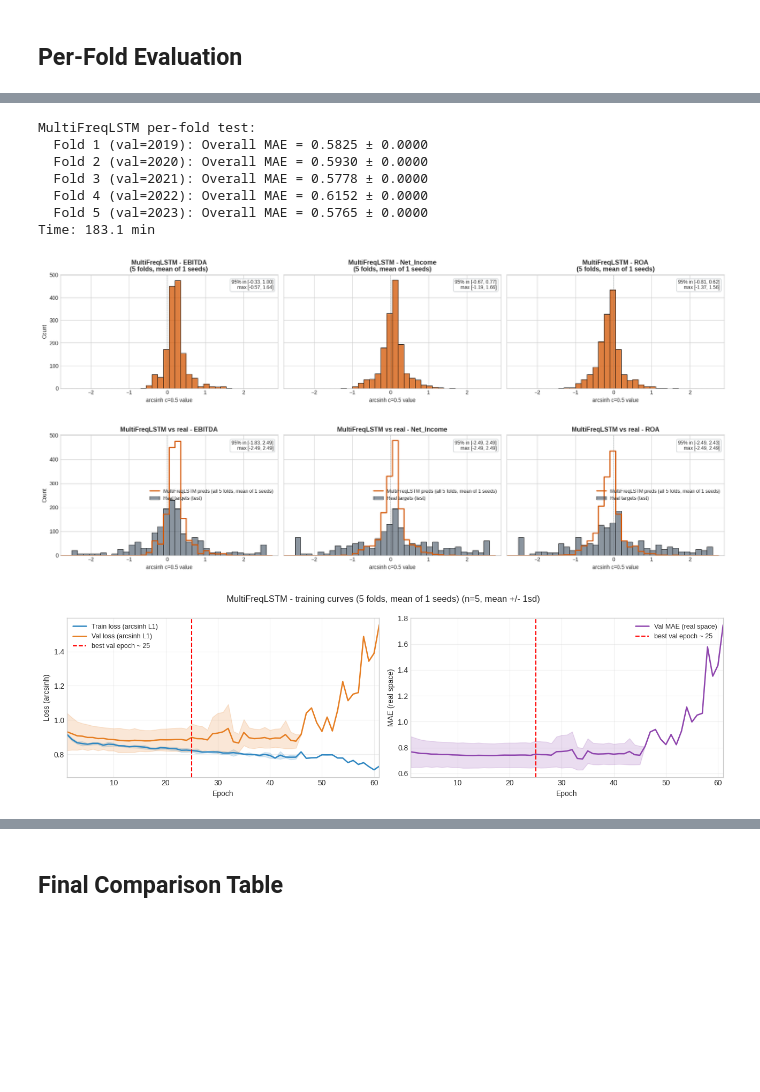
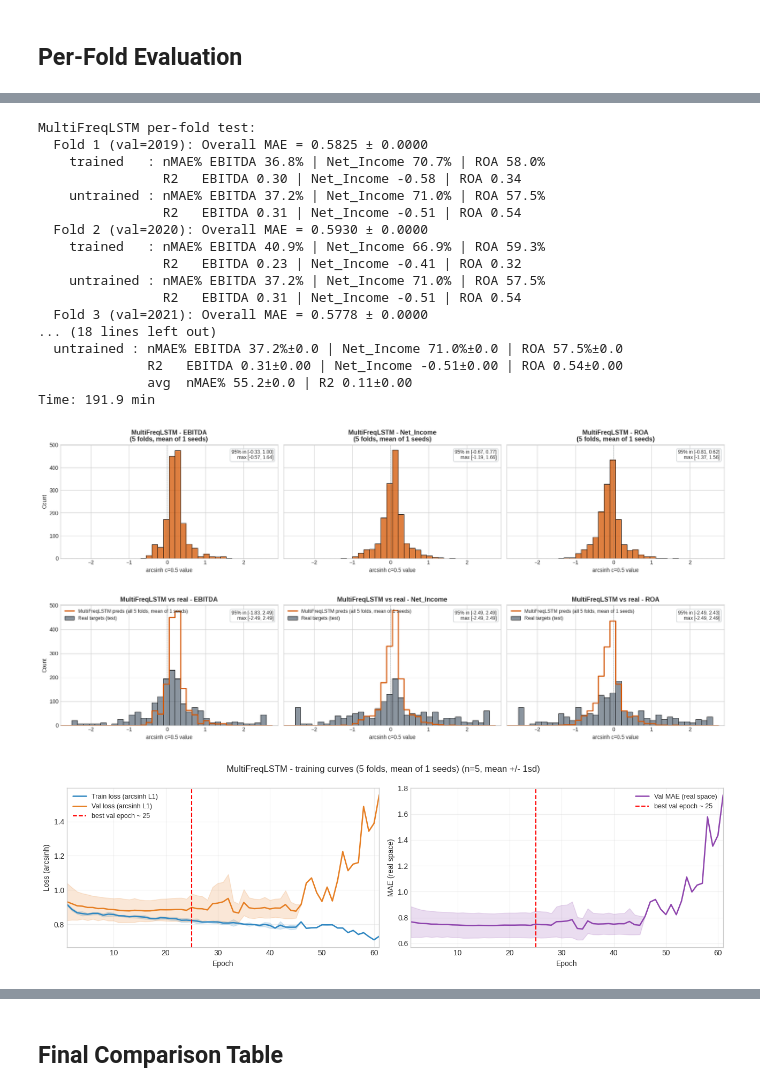
Before and after one commit to dvdbaggio/Mixed-Frequency-Forecasting, a Jupyter notebook: Model/lstm_with_regularization_arcsinh.ipynb, the cells around one changed output, grey strips where cells are left out. Drawn from its saved outputs; the diff is of its cells as text; code cells hidden in the pictures; blank space fills up the shorter version.

Commit message:
nmae arcsinh

```diff
--- a/Model/lstm_with_regularization_arcsinh.ipynb
+++ b/Model/lstm_with_regularization_arcsinh.ipynb
@@ -1635,7 +1791,7 @@ def _plot_predictions_vs_targets(yp, yt, mask, model_name, tag):
                          element='step', fill=False, linewidth=2.0,
                          label=f'{model_name} preds ({tag})')
             _style_pred_axis(ax, real, f"{model_name} vs real - {target}")
-            ax.legend(fontsize=9)
+            ax.legend(fontsize=9, loc='upper left')
             if i == 0:
                 ax.set_ylabel('Count')
             else:
@@ -2161,10 +2430,17 @@ def run_per_fold_final_mf_loader(make_model_fn, params, n_seeds=1, collect_preds
         targets_arr = None
         masks_arr = None
         histories = {}
+        raw_trained = {t: {"nmae_pct": [], "r2": []} for t in PREDICTION_TARGETS}
+        raw_untrained = {t: {"nmae_pct": [], "r2": []} for t in PREDICTION_TARGETS}
         for s in range(n_seeds):
             np.random.seed(SEED + s); torch.manual_seed(SEED + s)
             model_u, _, _, te_loader_u = make_model_fn(tr_df, va_df, params)
             yp_u, yt = collect_predictions_mf(model_u, te_loader_u) if collect_preds else (None, None)
+            yp_u_aligned = collect_predictions_aligned_mf(model_u, te_loader_u)
+            _rm_u = raw_mae_yoy(yp_u_aligned, test_meta)
+            for _k, _v in _rm_u.items():
+                raw_untrained[_k]["nmae_pct"].append(_v["nmae_pct"])
+                raw_untrained[_k]["r2"].append(_v["r2"])
             del model_u
             np.random.seed(SEED + s); torch.manual_seed(SEED + s)
             model, tr_loader, va_loader, te_loader = make_model_fn(tr_df, va_df, params)
@@ -2173,6 +2449,11 @@ def run_per_fold_final_mf_loader(make_model_fn, params, n_seeds=1, collect_preds
                 model, tr_loader, va_loader, optimizer, collect_history=True)
             test_res = evaluate_mf_loader(model, te_loader)
             seed_maes.append(test_res)
+            yp_t_aligned = collect_predictions_aligned_mf(model, te_loader)
+            _rm_t = raw_mae_yoy(yp_t_aligned, test_meta)
+            for _k, _v in _rm_t.items():
+                raw_trained[_k]["nmae_pct"].append(_v["nmae_pct"])
+                raw_trained[_k]["r2"].append(_v["r2"])
             if collect_preds:
                 yp_t, yt_chk, mask_chk = collect_predictions_arcsinh_mf(model, te_loader)
                 targets_arr = yt_chk
@@ -2186,35 +2467,54 @@ def run_per_fold_final_mf_loader(make_model_fn, params, n_seeds=1, collect_preds
             'seed_maes': seed_maes,
             'preds_untrained': preds_u_dict,
             'preds_trained':   preds_t_dict,
             'targets':          targets_arr,
             'masks':            masks_arr,
             'histories':        histories,
+            'raw_trained': raw_trained,
+            'raw_untrained': raw_untrained,
         }
         maes_overall = [m['Overall'] for m in seed_maes]
         print(f"  Fold {fi} (val={val_year}): "
               f"Overall MAE = {np.mean(maes_overall):.4f} ± {np.std(maes_overall):.4f}")
+        print_fold_raw(raw_trained, 'trained')
+        if collect_preds:
+            print_fold_raw(raw_untrained, 'untrained')
+    print('  Cross-fold raw-scale (mean of seeds per fold, then across folds):')
+    print_cross_fold_raw([per_fold[i]['raw_trained'] for i in sorted(per_fold)], 'trained')
+    if collect_preds:
+        print_cross_fold_raw([per_fold[i]['raw_untrained'] for i in sorted(per_fold)], 'untrained')
     return per_fold
 
 if not params_C:
     raise RuntimeError(
         "Model C Optuna results are empty. Run the Model C Optuna cell and fill"
         "_OPTUNA_RESULTS_C before running this cell."
     )
 print("MultiFreqLSTM per-fold test:")
 _t0 = _time.time()
 per_fold_C = run_per_fold_final_mf_loader(make_multifreq_gdp_loaders_for_fold, params_C, n_seeds=1)  # 1 seed because takes longer
 print(f"Time: {(_time.time()-_t0)/60:.1f} min")
 plot_prediction_distributions_agg(per_fold_C, "MultiFreqLSTM")
 plot_predictions_vs_targets_agg(per_fold_C, "MultiFreqLSTM")
 plot_training_curves_agg(per_fold_C, "MultiFreqLSTM")
 # %% [output]
 MultiFreqLSTM per-fold test:
   Fold 1 (val=2019): Overall MAE = 0.5825 ± 0.0000
+    trained   : nMAE% EBITDA 36.8% | Net_Income 70.7% | ROA 58.0%
+                R2   EBITDA 0.30 | Net_Income -0.58 | ROA 0.34
+    untrained : nMAE% EBITDA 37.2% | Net_Income 71.0% | ROA 57.5%
+                R2   EBITDA 0.31 | Net_Income -0.51 | ROA 0.54
   Fold 2 (val=2020): Overall MAE = 0.5930 ± 0.0000
+    trained   : nMAE% EBITDA 40.9% | Net_Income 66.9% | ROA 59.3%
+                R2   EBITDA 0.23 | Net_Income -0.41 | ROA 0.32
+    untrained : nMAE% EBITDA 37.2% | Net_Income 71.0% | ROA 57.5%
+                R2   EBITDA 0.31 | Net_Income -0.51 | ROA 0.54
   Fold 3 (val=2021): Overall MAE = 0.5778 ± 0.0000
-  Fold 4 (val=2022): Overall MAE = 0.6152 ± 0.0000
-  Fold 5 (val=2023): Overall MAE = 0.5765 ± 0.0000
-Time: 183.1 min
+... (18 lines left out)
+  untrained : nMAE% EBITDA 37.2%±0.0 | Net_Income 71.0%±0.0 | ROA 57.5%±0.0
+              R2   EBITDA 0.31±0.00 | Net_Income -0.51±0.00 | ROA 0.54±0.00
+              avg  nMAE% 55.2±0.0 | R2 0.11±0.00
+Time: 191.9 min
 [figure]
-[figure, old version]
+[figure, new version]
 [figure]
```
Also changed, not shown: parts of 18 cells of this notebook.
